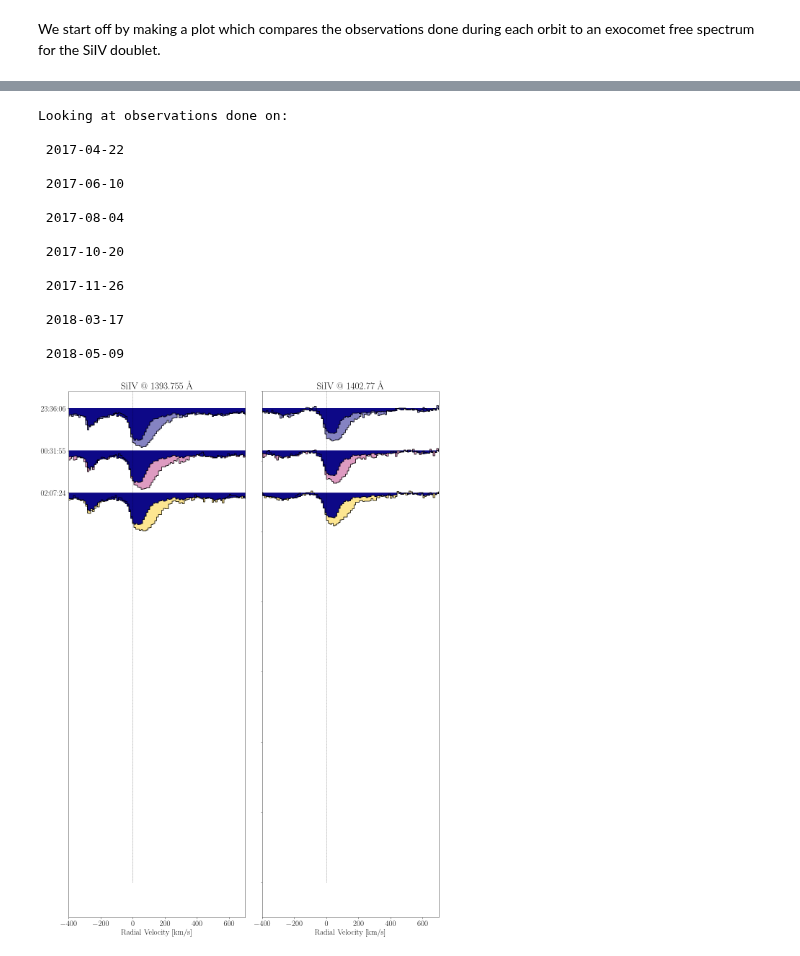
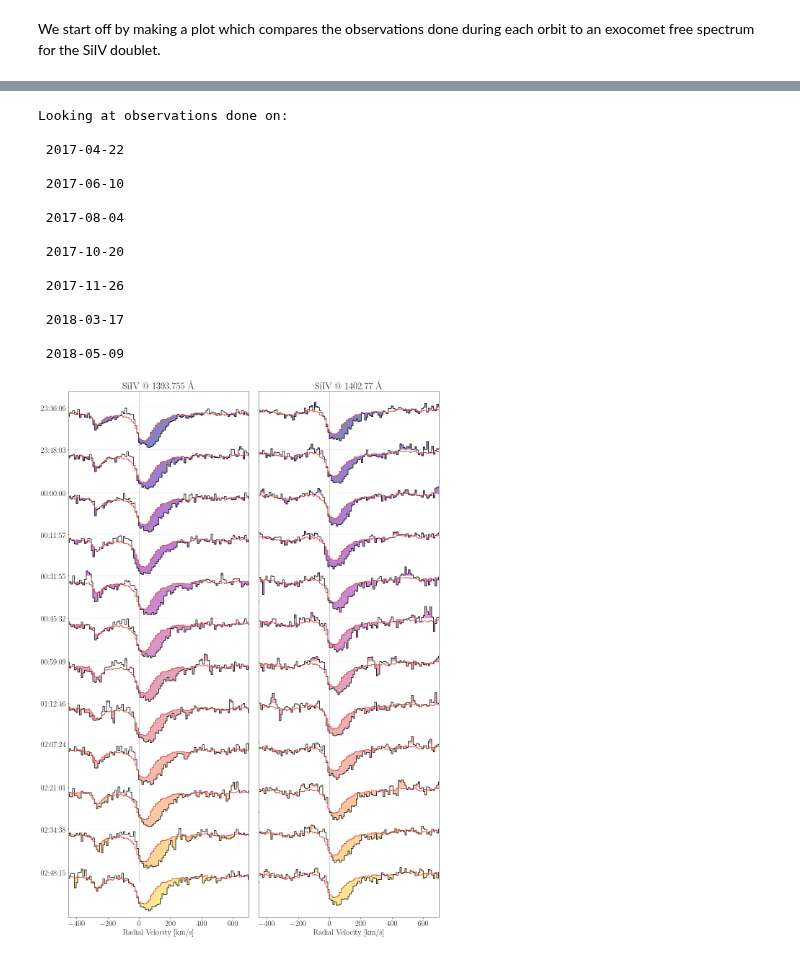
Before and after one commit to bdrdavies/exocomets, a Jupyter notebook: notebooks/short_term_variations.ipynb, the cells around one changed output, grey strips where cells are left out. Saved outputs shown, nothing was run; the diff lists cells and outputs as text; code cells hidden in the pictures.

```diff
--- a/notebooks/short_term_variations.ipynb
+++ b/notebooks/short_term_variations.ipynb
@@ -158,7 +162,10 @@ for nobs in range(len(DP)):
     ticks = []
     times = []
 
-    fig = plt.figure(figsize=(16.0,22.0))
+    if param["filenames"]["split_files"] == "yes":
+        fig = plt.figure(figsize=(16.0,22.0))
+    else:
+        fig = plt.figure(figsize=(14,8.0))
 
     # Run a loop over the number of lines being explored.
     # In this case the 1393.7550 and 1402.7700 lines
@@ -187,11 +194,14 @@ for nobs in range(len(DP)):
                 # We plot the spectra
                 plt.step(rv_bin,f_bin-offset,color="black",label=str(DP[nobs][i][3])[11:])
                 plt.fill_between(rv_bin,f_bin-offset,np.median(DP[nobs][i][1][s1:s2])*np.ones(len(rv_bin_1))-offset,step='pre',color=cool[i],alpha=0.5)
-                plt.step(rv_bin_1,f_bin_1-offset,color="black",label=str(DP[nobs][i][3])[11:])
-                plt.fill_between(rv_bin_1,f_bin_1-offset,np.median(DP[nobs][i][1][s1:s2])*np.ones(len(rv_bin_1))-offset,step='pre',color=cool[0],alpha=1.0)
+                plt.step(rv_bin_1,f_bin_1-offset,color="tab:red",label=str(DP[nobs][i][3])[11:])
+                plt.fill_between(rv_bin_1,f_bin_1-offset,np.median(DP[nobs][i][1][s1:s2])*np.ones(len(rv_bin_1))-offset,step='pre',color="#FFFFFF",alpha=1.0)
             plt.xlabel(r'Radial Velocity [km/s]')
-            plt.xlim(-400,700)
-            plt.ylim(-3.25e-12,0.5e-12)
+            plt.xlim(-450,700)
+            if param["filenames"]["split_files"] == "yes":
+                 plt.ylim(-3.25e-12,0.5e-12)
+            else:
+                 plt.ylim(-5.2e-13,0.4e-12)
             plt.gca().set_yticks(ticks)
             plt.gca().set_yticklabels(times)
 
@@ -218,36 +228,39 @@ for nobs in range(len(DP)):
                 # We plot the spectra
                 plt.step(rv_bin,f_bin-offset,color="black",label=str(DP[nobs][i][3])[11:])
                 plt.fill_between(rv_bin,f_bin-offset,np.median(DP[nobs][i][1][s1:s2])*np.ones(len(rv_bin_1))-offset,step='pre',color=cool[i],alpha=0.5)
-                plt.step(rv_bin_1,f_bin_1-offset,color="black",label=str(DP[nobs][i][3])[11:])
-                plt.fill_between(rv_bin_1,f_bin_1-offset,np.median(DP[nobs][i][1][s1:s2])*np.ones(len(rv_bin_1))-offset,step='pre',color=cool[0],alpha=1.0)
+                plt.step(rv_bin_1,f_bin_1-offset,color="tab:red",label=str(DP[nobs][i][3])[11:])
+                plt.fill_between(rv_bin_1,f_bin_1-offset,np.median(DP[nobs][i][1][s1:s2])*np.ones(len(rv_bin_1))-offset,step='pre',color="#FFFFFF",alpha=1.0)
 
             plt.xlabel(r'Radial Velocity [km/s]')
 
             # We remove the tick labels from the right subplot
             ax2.set(yticklabels=[])
             ax2.set(ylabel=None)
 
             plt.xlabel(r'Radial Velocity [km/s]')
-            plt.xlim(-400,700)
-            plt.ylim(-3.25e-12,0.5e-12)
+            plt.xlim(-450,700)
+            if param["filenames"]["split_files"] == "yes":
+                 plt.ylim(-3.25e-12,0.5e-12)
+            else:
+                 plt.ylim(-5.2e-13,0.4e-12)
     ax1.title.set_text('SiIV @ '+str(Line1)+' \AA')
     ax2.title.set_text('SiIV @ '+str(Line2)+' \AA')
     fig.tight_layout()
     plt.savefig(home+'/plots/comparison/'+date+'.pdf', bbox_inches='tight', pad_inches=0.1,dpi=300)
 # %% [output]
 Looking at observations done on:
 
  2017-04-22
 
  2017-06-10
 
  2017-08-04
 
  2017-10-20
 
  2017-11-26
 
  2018-03-17
 
  2018-05-09
-[figure, old version]
+[figure, new version]
```
Also changed, not shown: parts of 6 cells of this notebook, 2 other files.
